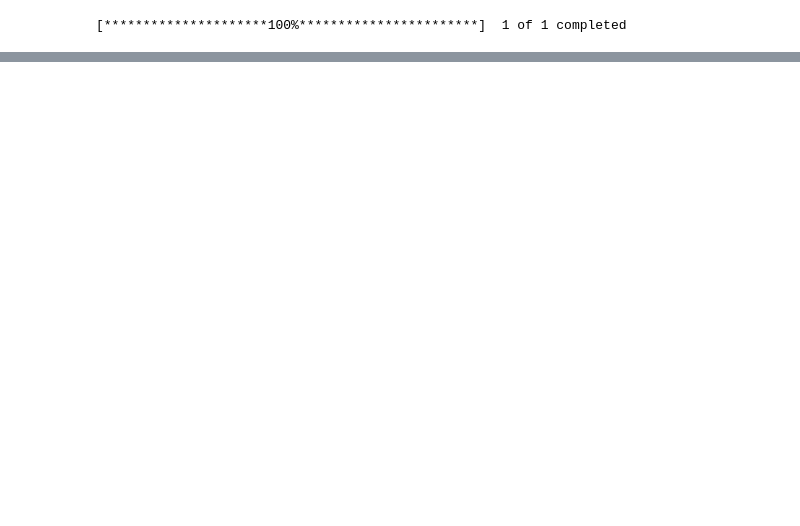
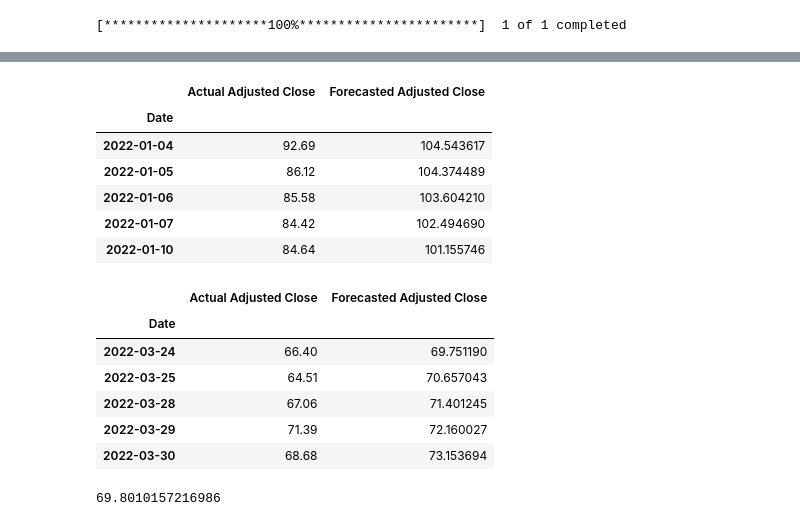
Before and after one commit to SZun/ETF-Forecasts, a Jupyter notebook: LSTM_RNN.ipynb, the cells around one changed output, grey strips where cells are left out. Drawn from its saved outputs; the diff is of its cells as text; code cells hidden in the pictures; blank space fills up the shorter version.

```diff
--- a/LSTM_RNN.ipynb
+++ b/LSTM_RNN.ipynb
@@ -35,2 +87,2 @@ aark_model.add(Dense(1))
 # %%
-aark_model.compile(optimizer='adam', loss='mse')
+model.compile(optimizer='adam', loss='mse')
@@ -57,3 +89,3 @@ _________________________________________________________________
 # %%
-aark_model.fit(aark_train_scaled, aark_train_scaled, batch_size=1, epochs=50)
+model.fit(X_train, y_train, batch_size=1, epochs=1)
 # %% [output]
@@ -81,0 +94,2 @@ pd.DataFrame(aark_model.history.history).hvplot()
+# %%
+predictions = model.predict(X_test)
@@ -81,0 +98,7 @@ pd.DataFrame(aark_model.history.history).hvplot()
+# %%
+train = aark[:training_data_len]
+valid = aark[training_data_len:]
+valid['Predictions'] = scaler.inverse_transform(predictions)
+train.rename(columns={'Adj Close':'Training Data'}, inplace=True)
+valid.rename(columns={'Adj Close':'Actual Adjusted Close', 'Predictions': 'Forecasted Adjusted Close'}, inplace=True)
+train['Training Data'].hvplot() * valid[['Actual Adjusted Close', 'Forecasted Adjusted Close']].hvplot()
@@ -81,0 +107,22 @@ pd.DataFrame(aark_model.history.history).hvplot()
+# %%
+display(valid.head(),valid.tail())
+# %% [output]
+|  | Actual Adjusted Close | Forecasted Adjusted Close |
+| Date |  |  |
+| 2022-01-04 | 92.69 | 104.543617 |
+| 2022-01-05 | 86.12 | 104.374489 |
+| 2022-01-06 | 85.58 | 103.604210 |
+| 2022-01-07 | 84.42 | 102.494690 |
+| 2022-01-10 | 84.64 | 101.155746 |
+|  | Actual Adjusted Close | Forecasted Adjusted Close |
+| Date |  |  |
+| 2022-03-24 | 66.40 | 69.751190 |
+| 2022-03-25 | 64.51 | 70.657043 |
+| 2022-03-28 | 67.06 | 71.401245 |
+| 2022-03-29 | 71.39 | 72.160027 |
+| 2022-03-30 | 68.68 | 73.153694 |
+# %%
+rmse = np.sqrt(np.mean(predictions - y_test)**2)
+rmse
+# %% [output]
+69.8010157216986
```
Also changed, not shown: parts of 21 cells of this notebook.
